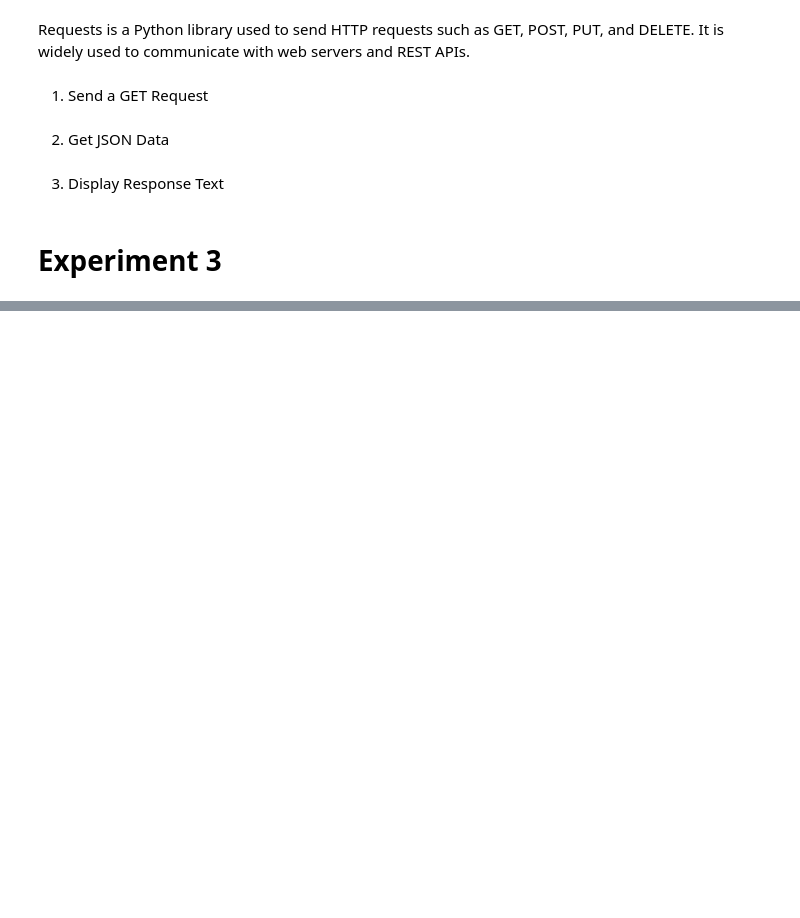
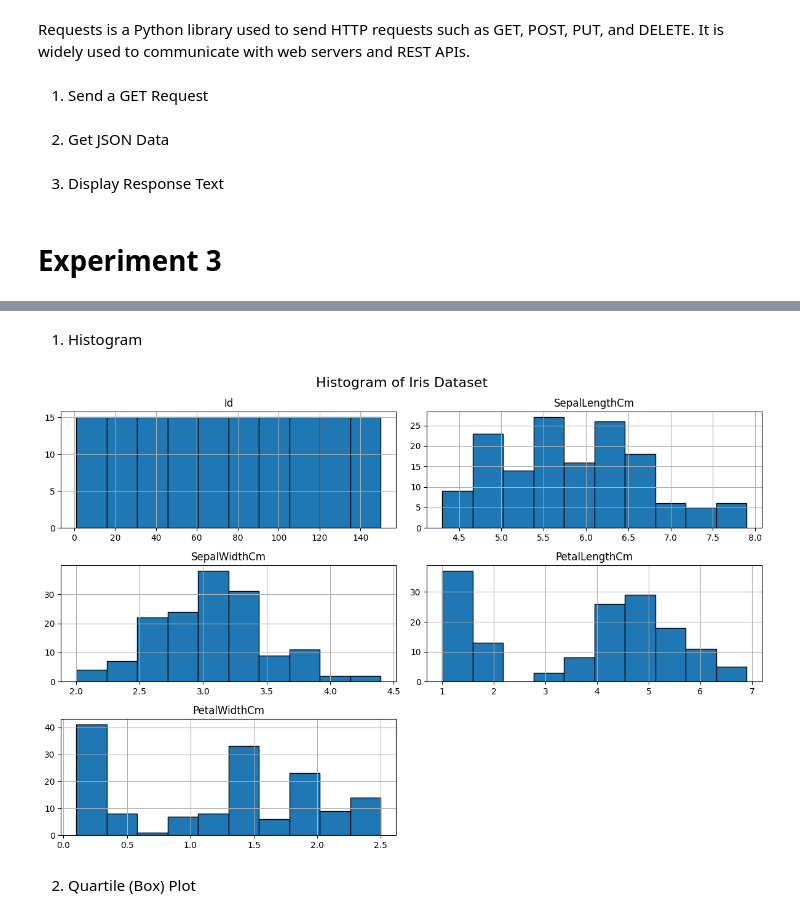
Before and after one commit to Gouri4666/MCA, a Jupyter notebook: DataScience.ipynb, the cells around one changed output, grey strips where cells are left out. Cells and saved outputs as stored; diff of their text form; code cells hidden in the pictures; blank space fills up the shorter version.

```diff
--- a/DataScience.ipynb
+++ b/DataScience.ipynb
@@ -1274,0 +1286,3 @@ uploaded=files.upload()
+# %%
+df=pd.read_excel("Iris.xlsx")
+df.head()
@@ -1274,0 +1296,18 @@ uploaded=files.upload()
+# %% [markdown]
+1. Histogram
+# %%
+import matplotlib.pyplot as plt
+numeric_columns = df.select_dtypes(include='number').columns
+df[numeric_columns].hist(
+    figsize=(12, 8),
+    bins=10,
+    edgecolor='black'
+)
+
+plt.suptitle("Histogram of Iris Dataset ", fontsize=16)
+plt.tight_layout()
+plt.show()
+# %% [output]
+[figure, added]
+# %% [markdown]
+2. Quartile (Box) Plot
```
Also changed, not shown: parts of 4 cells of this notebook.
